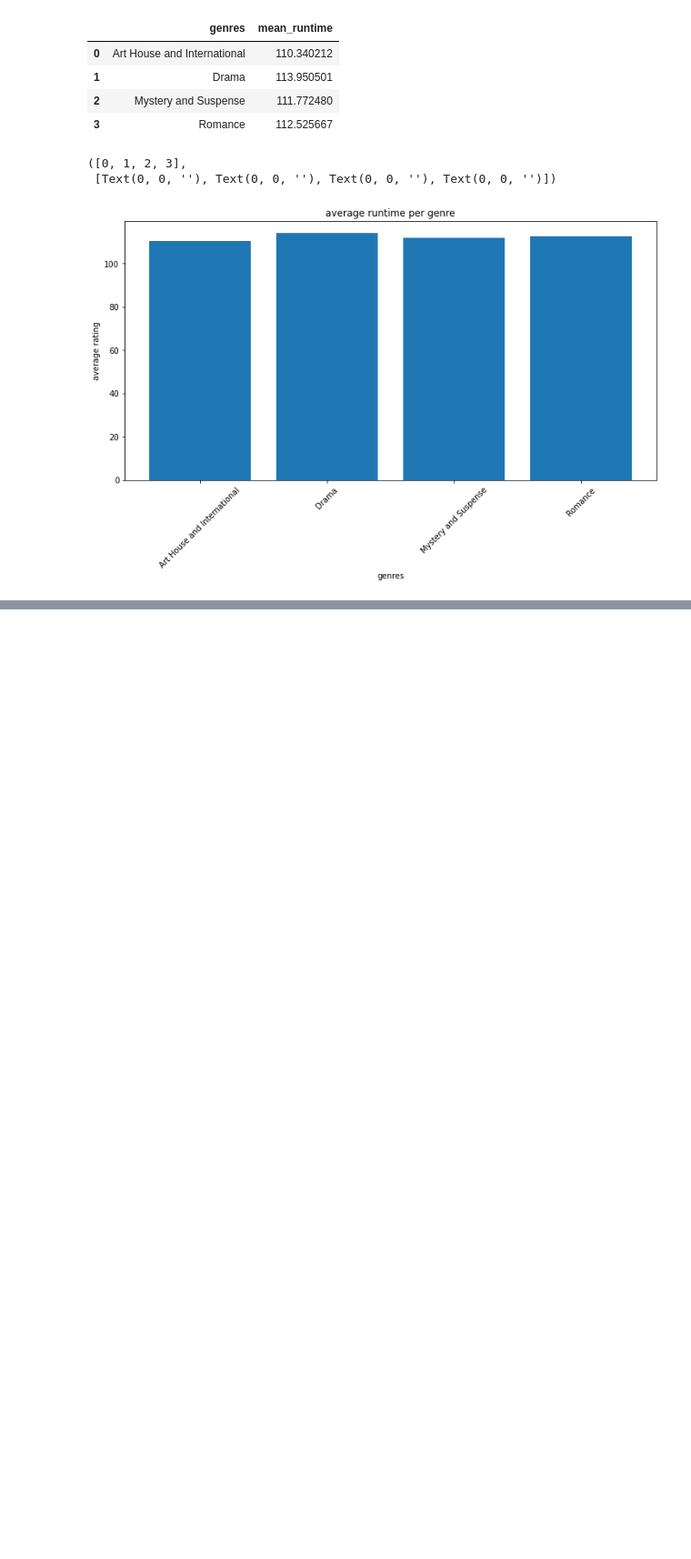
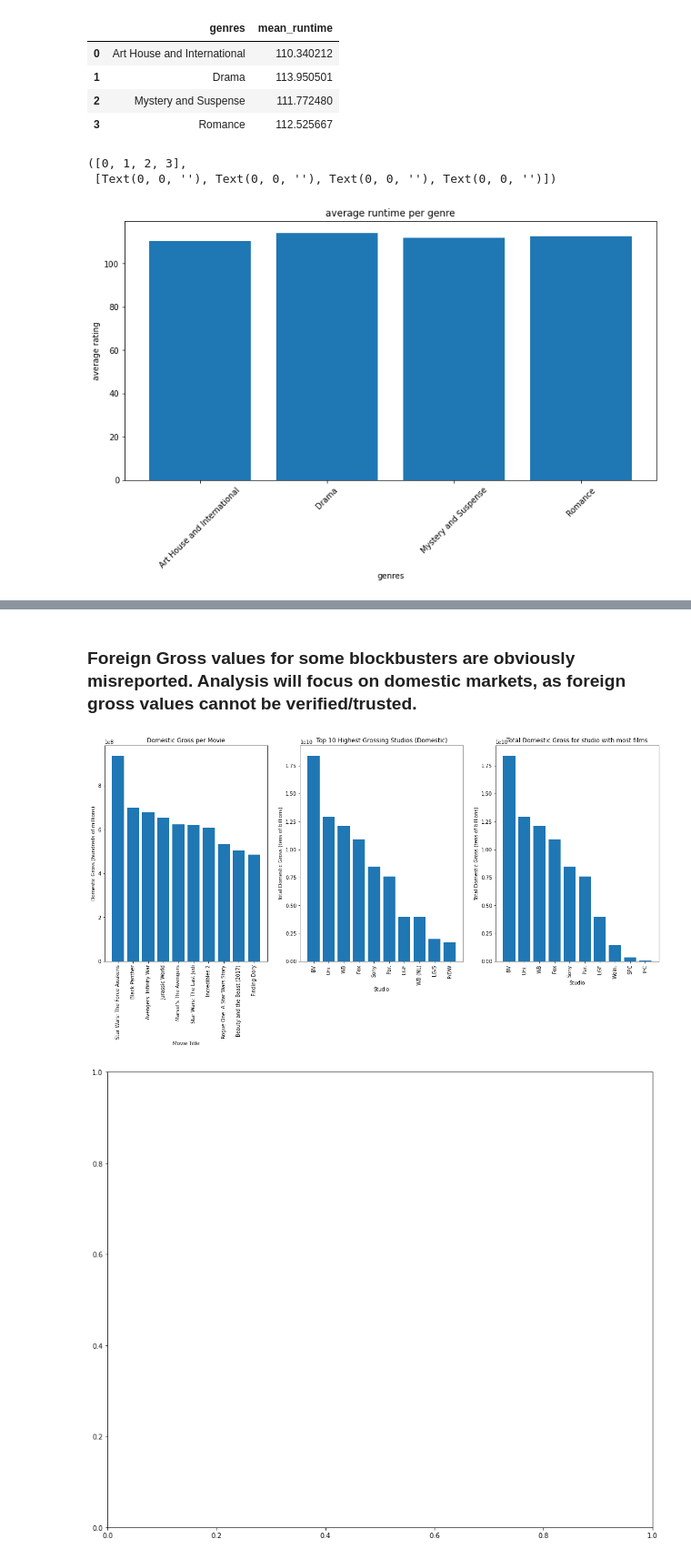
Before and after one commit to alpacanonymous/project1, a Jupyter notebook: final_notebook.ipynb, the cells around one changed output, grey strips where cells are left out. Shown at 91% size. Drawn from its saved outputs; the diff is of its cells as text; code cells hidden in the pictures; blank space fills up the shorter version.

Commit message:
Added Adonis Analysis

```diff
--- a/final_notebook.ipynb
+++ b/final_notebook.ipynb
@@ -663,0 +752,3 @@ plt.xticks(rotation = 45)
+# %%
+x = list(df_gross['studio'].value_counts()[:10].index)
+x
@@ -663,0 +757,8 @@ plt.xticks(rotation = 45)
+# %%
+#top 10 studios domestic gross
+dfm2 = df_gross.groupby(['studio']).domestic_gross.sum().reset_index().sort_values(by='domestic_gross', ascending=False)
+d = dfm2[dfm2['studio'].isin(x)]
+# %%
+#total gross for each film
+df_gross['total_gross'] = df_gross['domestic_gross'] + df_gross['foreign_gross']
+df_gross.head()
@@ -663,0 +772,5 @@ plt.xticks(rotation = 45)
+# %%
+#sorting on domestic gross
+f = df_gross.sort_values(by='domestic_gross', ascending=False)
+
+f.head()
@@ -663,0 +829,45 @@ plt.xticks(rotation = 45)
+# %% [markdown]
+### Foreign Gross values for some blockbusters are obviously misreported. Analysis will focus on domestic markets, as foreign gross values cannot be verified/trusted.
+# %%
+#domestic gross per title
+fig, (ax1, ax2, ax3) = plt.subplots(ncols=3, figsize=(20,8))
+
+x1 = f['title'][:10]
+y1 = f['domestic_gross'][:10]
+ax1.bar(x1, y1)
+ax1.tick_params(axis='x', rotation=90)
+ax1.set_xlabel("Movie Title")
+ax1.set_ylabel("Domestic Gross (hundreds of millions)")
+ax1.set_title("Domestic Gross per Movie")
+
+
+#Domestic gross per studio
+dfm3 = df_gross.groupby(['studio']).domestic_gross.sum().reset_index().sort_values(by='domestic_gross', ascending=False)
+
+
+x2 = dfm3.studio[:10]
+y2 = dfm3.domestic_gross[:10]
+ax2.bar(x2, y2)
+ax2.tick_params(axis='x', rotation=90)
+ax2.set_xlabel('Studio')
+ax2.set_ylabel('Domestic Gross (tens of billions)')
+ax2.set_title('Top 10 Highest Domestic Grossing Studios ')
+
+#domestic gross for studios with most films
+x = ['Uni.', 'Fox', 'WB', 'Sony', 'BV', 'Par.', 'LGF', 'Wein.', 'IFC', 'SPC']
+
+
+fig, ax = plt.subplots(figsize=(12,10))
+
+x3 = d['studio']
+y3 = d['domestic_gross']
+ax3.bar(x3, y3)
+ax3.tick_params(axis='x', rotation=90)
+ax3.set_xlabel("Studio")
+ax3.set_ylabel("Domestic Gross (tens of billions)")
+ax3.set_title('Total Domestic Gross for Studio with Most Films')
+
+fig.tight_layout()
+# %% [output]
+[figure, added]
+[figure, added]
```
Also changed, not shown: parts of 19 cells of this notebook.
